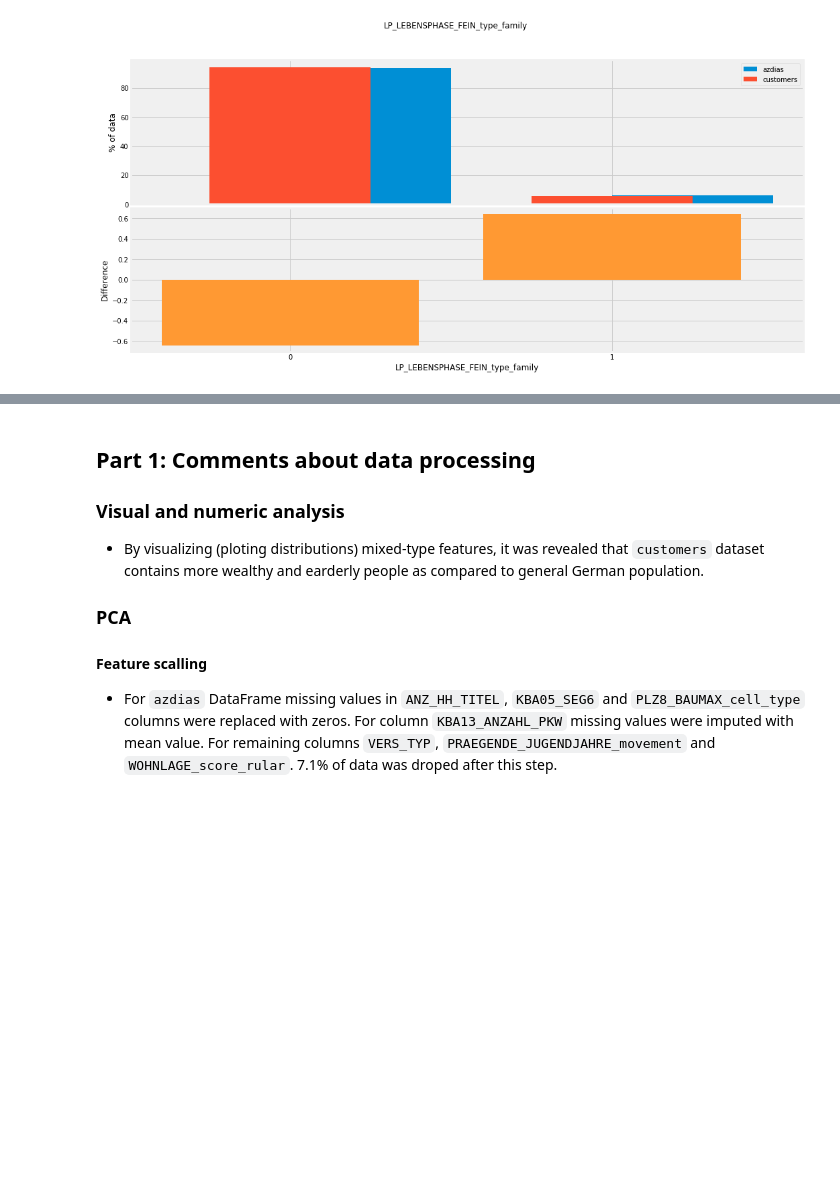
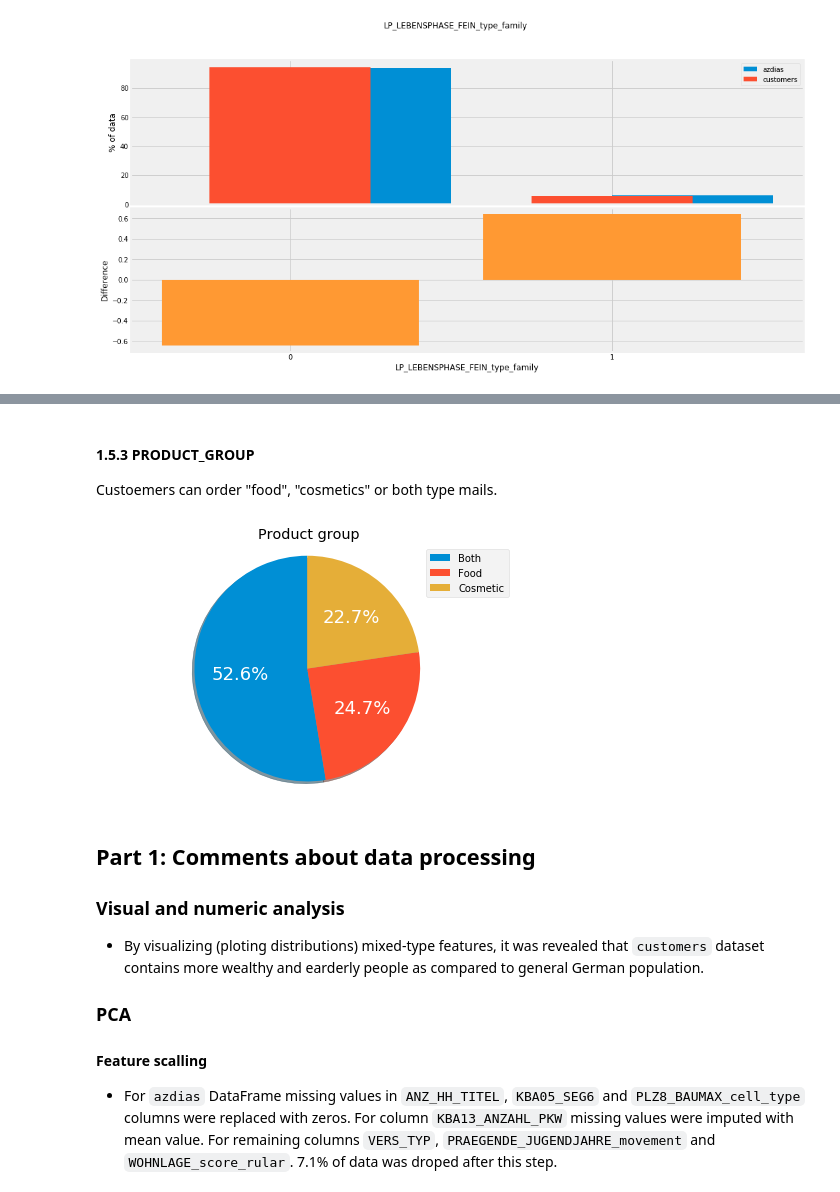
Before and after one commit to TK-Problem/nano_degree_DS, a Jupyter notebook: Capstone_project/Arvato_Project_Part_1.ipynb, the cells around one changed output, grey strips where cells are left out. Cells and saved outputs as stored; diff of their text form; code cells hidden in the pictures; blank space fills up the shorter version.

```diff
--- a/Capstone_project/Arvato_Project_Part_1.ipynb
+++ b/Capstone_project/Arvato_Project_Part_1.ipynb
@@ -3284,3 +3338,22 @@ LP_LEBENSPHASE_FEIN_type_family: attribute not found
+# %% [markdown]
+#### 1.5.3 PRODUCT_GROUP
+
+Custoemers can order "food", "cosmetics" or both type mails.
+# %%
+# calculate procentages for single and multibuyers
+_ = customers_special['PRODUCT_GROUP'].value_counts() / customers_special['PRODUCT_GROUP'].size * 100
+
+patches, texts, autotexts = plt.pie(_.values, shadow=True, autopct='%1.1f%%', startangle=90)
+for autotext in autotexts:
+    autotext.set_color('w')
+    autotext.set_fontsize(18)
+
+plt.title("Product group")
+plt.legend(patches, ["Both", "Food", "Cosmetic"], loc="best")
+plt.axis('equal')
+plt.tight_layout()
+# %% [output]
+[figure, added]
 # %% [markdown]
 ## Part 1: Comments about data processing
 
```
Also changed, not shown: parts of 6 cells of this notebook.
